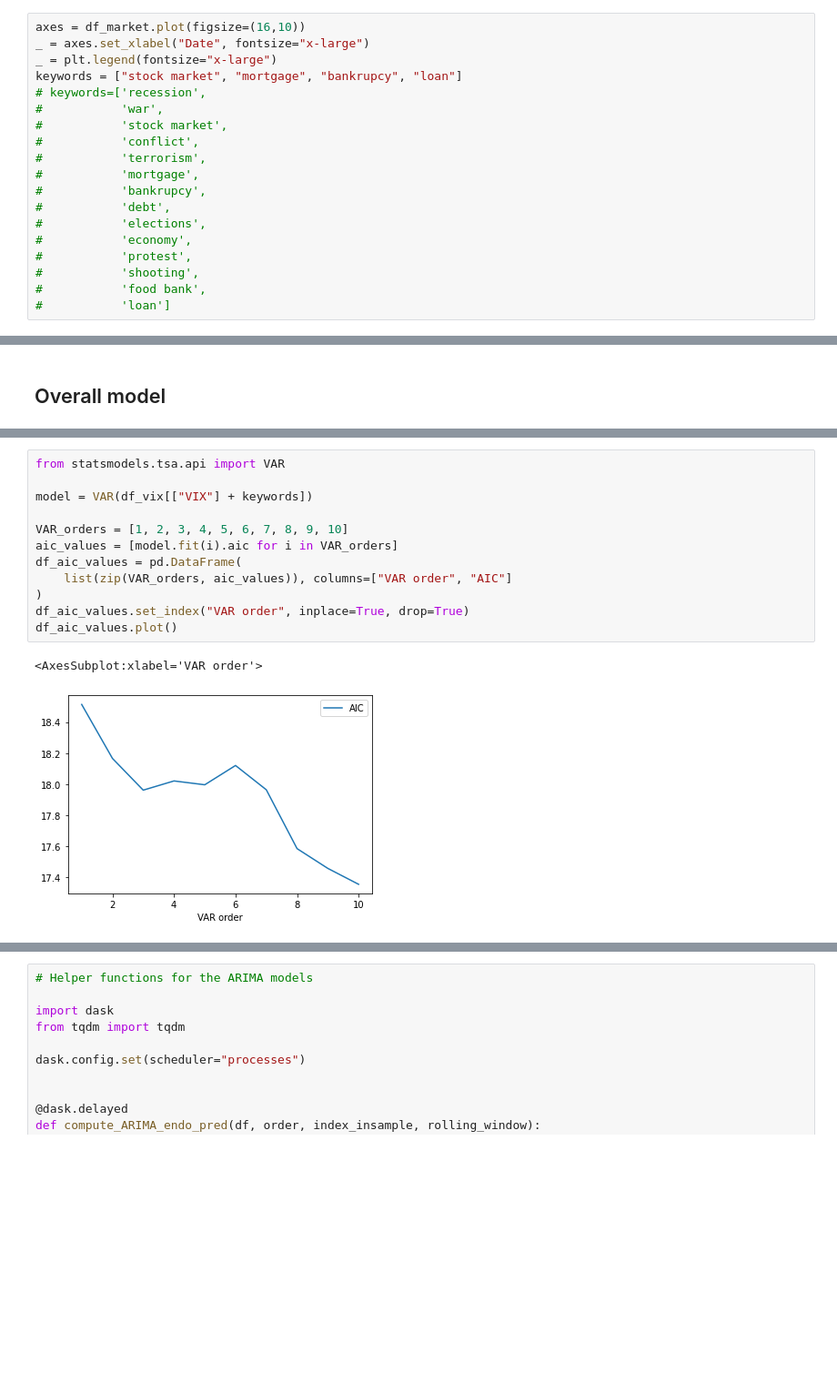
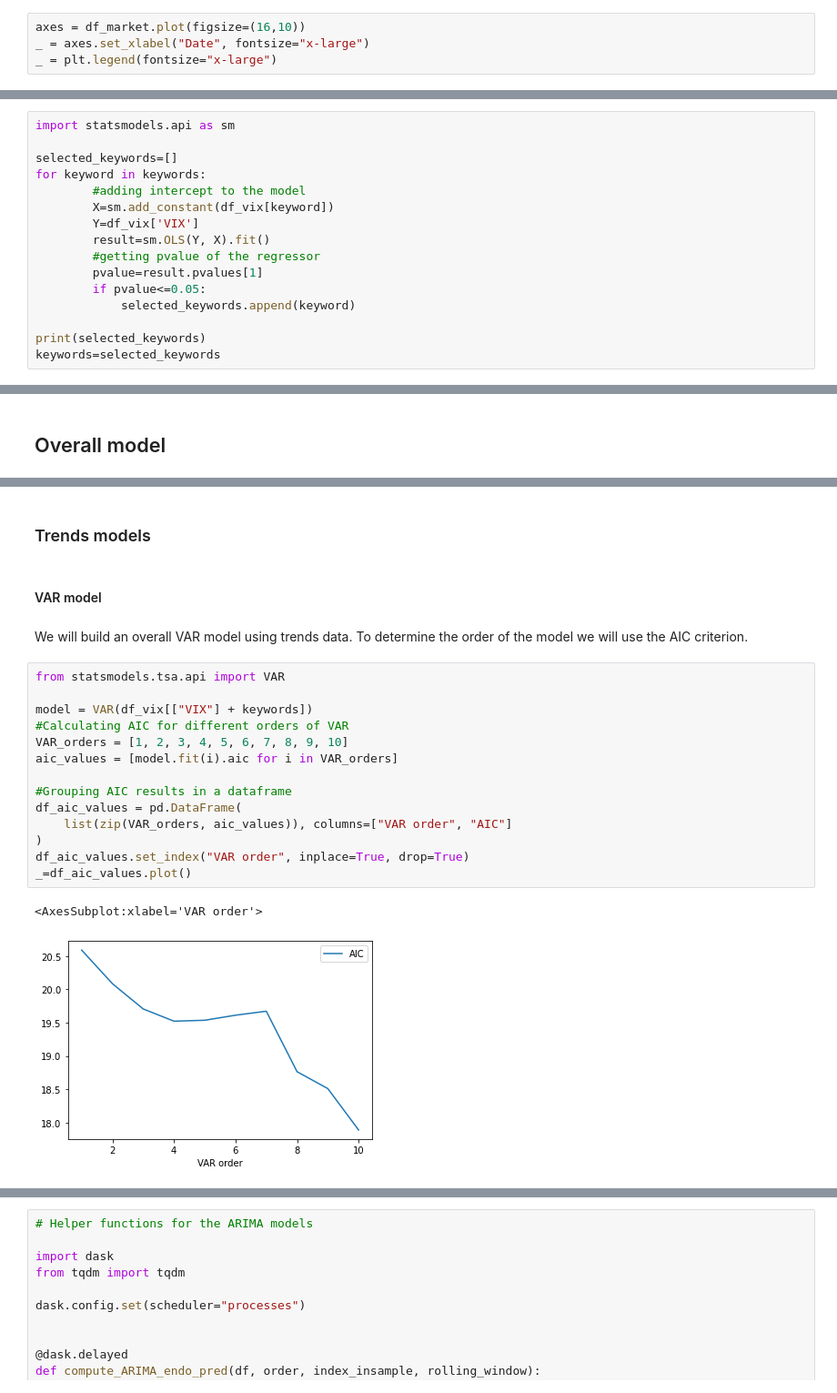
Before and after one commit to epfl-ada/ada-2020-project-milestone-p3-p3_tak, a Jupyter notebook: VIX.ipynb, the cells around one changed output, grey strips where cells are left out. Shown at 91% size. Drawn from its saved outputs; the diff is of its cells as text; blank space fills up the shorter version.

```diff
--- a/VIX.ipynb
+++ b/VIX.ipynb
@@ -90,21 +92,6 @@ df_market.rename(columns={"Close": "VIX"}, inplace=True)
 axes = df_market.plot(figsize=(16,10))
 _ = axes.set_xlabel("Date", fontsize="x-large")
 _ = plt.legend(fontsize="x-large")
-keywords = ["stock market", "mortgage", "bankrupcy", "loan"]
-# keywords=['recession',
-#           'war',
-#           'stock market',
-#           'conflict',
-#           'terrorism',
-#           'mortgage',
-#           'bankrupcy',
-#           'debt',
-#           'elections',
-#           'economy',
-#           'protest',
-#           'shooting',
-#           'food bank',
-#           'loan']
 # %% [output]
 [figure]
 # %% [markdown]
@@ -140,3 +128,19 @@ _ = df_vix.plot(subplots=True, layout=(3, 3), figsize=(15, 15))
+# %%
+import statsmodels.api as sm
+
+selected_keywords=[]
+for keyword in keywords:
+        #adding intercept to the model
+        X=sm.add_constant(df_vix[keyword])
+        Y=df_vix['VIX']
+        result=sm.OLS(Y, X).fit()
+        #getting pvalue of the regressor
+        pvalue=result.pvalues[1]
+        if pvalue<=0.05:
+            selected_keywords.append(keyword)
+
+print(selected_keywords)
+keywords=selected_keywords
 # %% [markdown]
 The data is less noisy after resampling and to apply timeseries theory we have to check for stationarity. It is obvious that the timeseries are not stationary (tests below). We are going to calculate the difference and test the stationarity.
 # %%
@@ -232,16 +248,24 @@ df_vix[["pred_endo", "VIX"]].plot()
+# %% [markdown]
+### Trends models
+# %% [markdown]
+#### VAR model
+# %% [markdown]
+We will build an overall VAR model using trends data. To determine the order of the model we will use the AIC criterion.
 # %%
 from statsmodels.tsa.api import VAR
 
 model = VAR(df_vix[["VIX"] + keywords])
-
+#Calculating AIC for different orders of VAR
 VAR_orders = [1, 2, 3, 4, 5, 6, 7, 8, 9, 10]
 aic_values = [model.fit(i).aic for i in VAR_orders]
+
+#Grouping AIC results in a dataframe
 df_aic_values = pd.DataFrame(
     list(zip(VAR_orders, aic_values)), columns=["VAR order", "AIC"]
 )
 df_aic_values.set_index("VAR order", inplace=True, drop=True)
-df_aic_values.plot()
+_=df_aic_values.plot()
 # %% [output]
 <AxesSubplot:xlabel='VAR order'>
-[figure, old version]
+[figure, new version]
 # %% [markdown]
```
Also changed, not shown: parts of 54 cells of this notebook.
